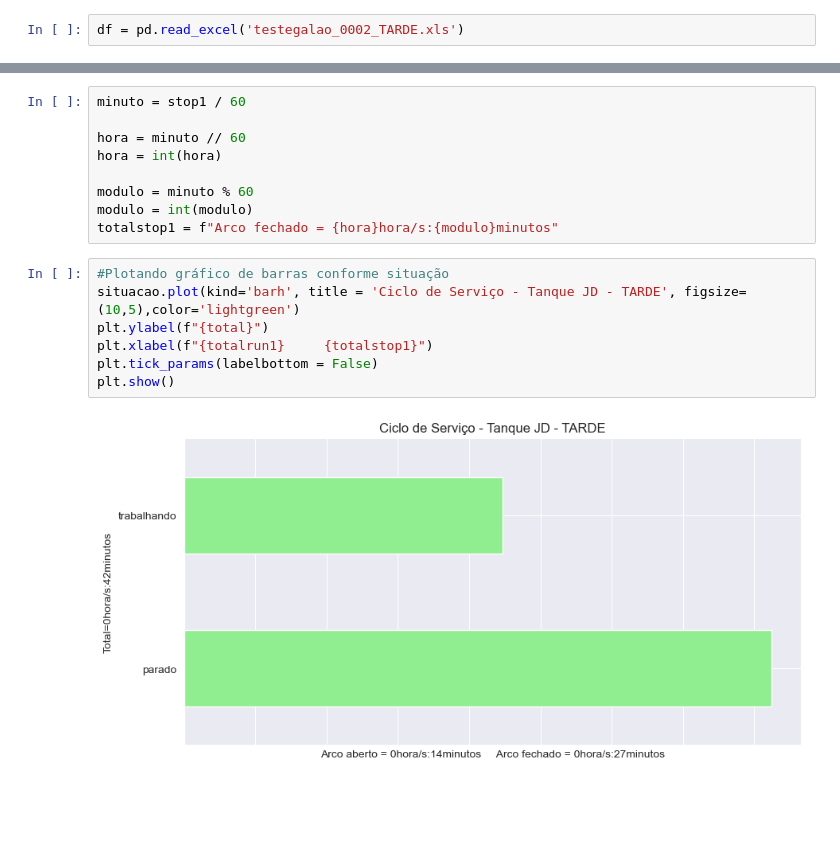
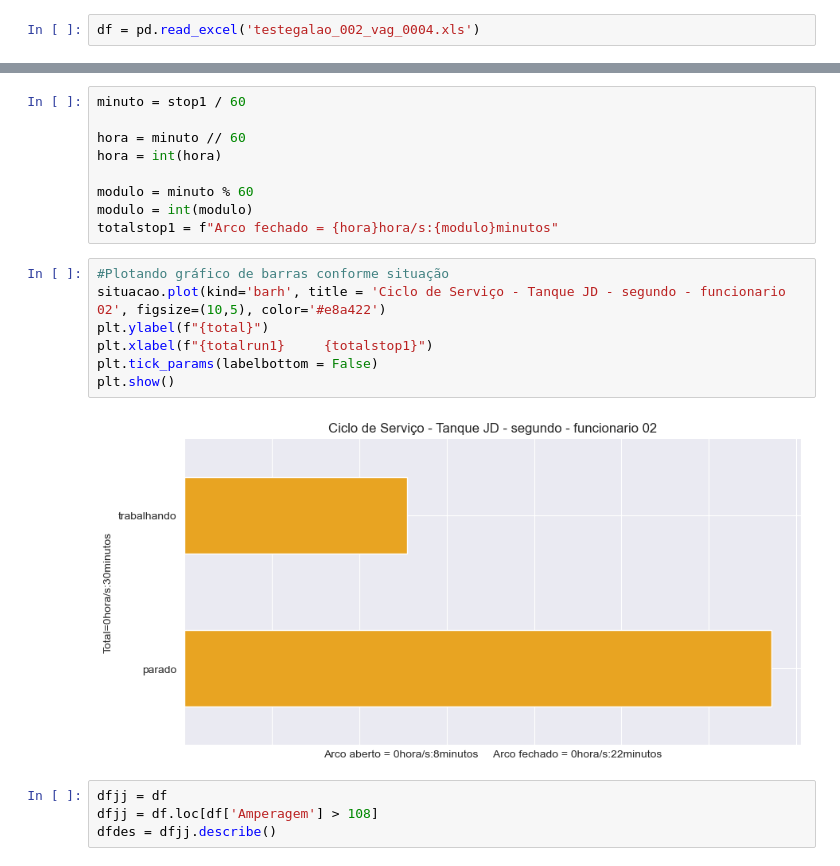
Before and after one commit to Pedrohprado/teste_frame_prometeus, a Jupyter notebook: dfFrame.ipynb, the cells around one changed output, grey strips where cells are left out. Saved outputs shown, nothing was run; the diff lists cells and outputs as text; blank space fills up the shorter version.

Commit message:
teste tanque galao 0002

```diff
--- a/dfFrame.ipynb
+++ b/dfFrame.ipynb
@@ -4,7 +4,7 @@ import matplotlib.pyplot as plt
 import numpy as np
 import seaborn as sns
 # %%
-df = pd.read_excel('testegalao_0002_TARDE.xls')
+df = pd.read_excel('testegalao_002_vag_0004.xls')
 # %%
 df.head()
 # %% [output]
@@ -115,10 +115,14 @@ modulo = int(modulo)
 totalstop1 = f"Arco fechado = {hora}hora/s:{modulo}minutos"
 # %%
 #Plotando gráfico de barras conforme situação
-situacao.plot(kind='barh', title = 'Ciclo de Serviço - Tanque JD - TARDE', figsize=(10,5),color='lightgreen')
+situacao.plot(kind='barh', title = 'Ciclo de Serviço - Tanque JD - segundo - funcionario 02', figsize=(10,5), color='#e8a422')
 plt.ylabel(f"{total}")
 plt.xlabel(f"{totalrun1}     {totalstop1}")
 plt.tick_params(labelbottom = False)
 plt.show()
 # %% [output]
-[figure, old version]
+[figure, new version]
+# %%
+dfjj = df
+dfjj = df.loc[df['Amperagem'] > 108]
+dfdes = dfjj.describe()
```
Also changed, not shown: parts of 6 cells of this notebook, 8 other files.
